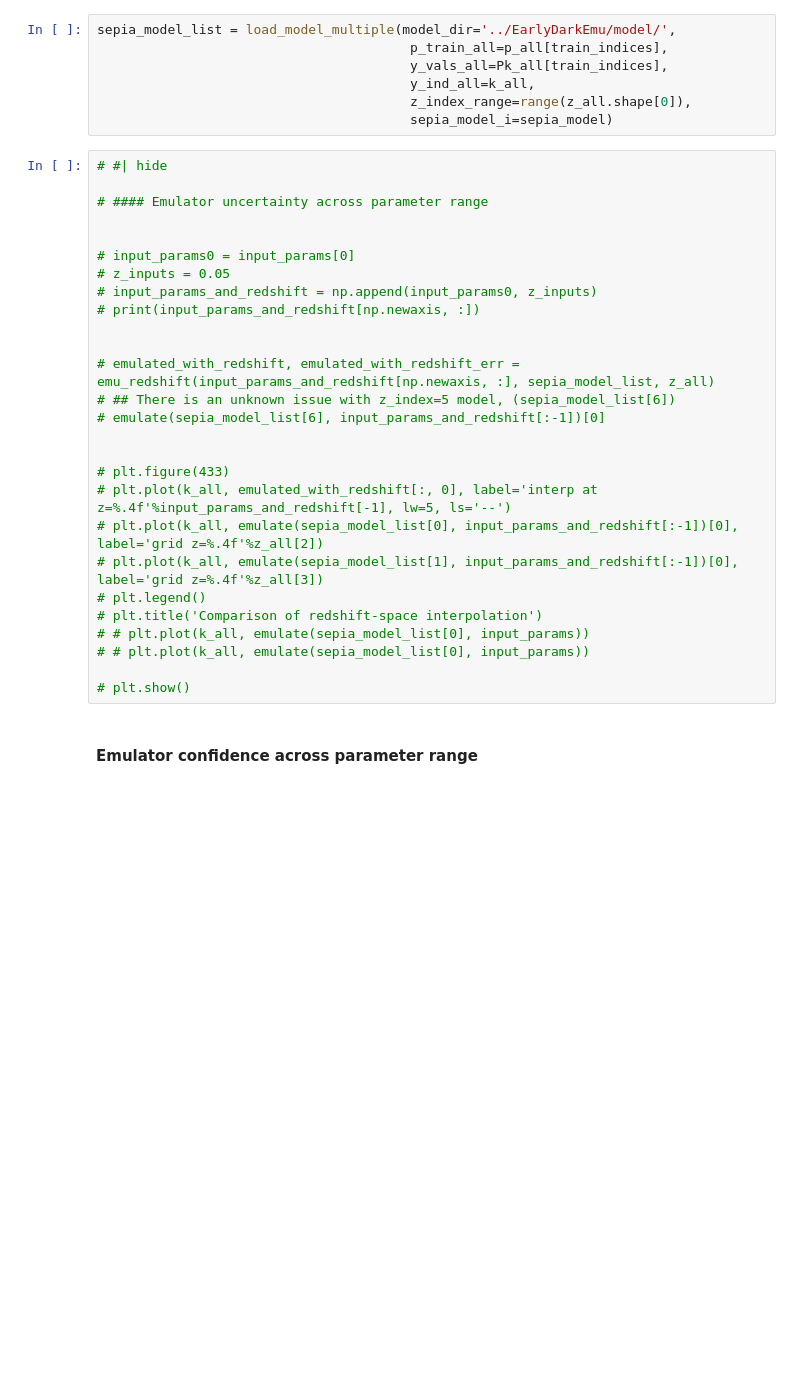
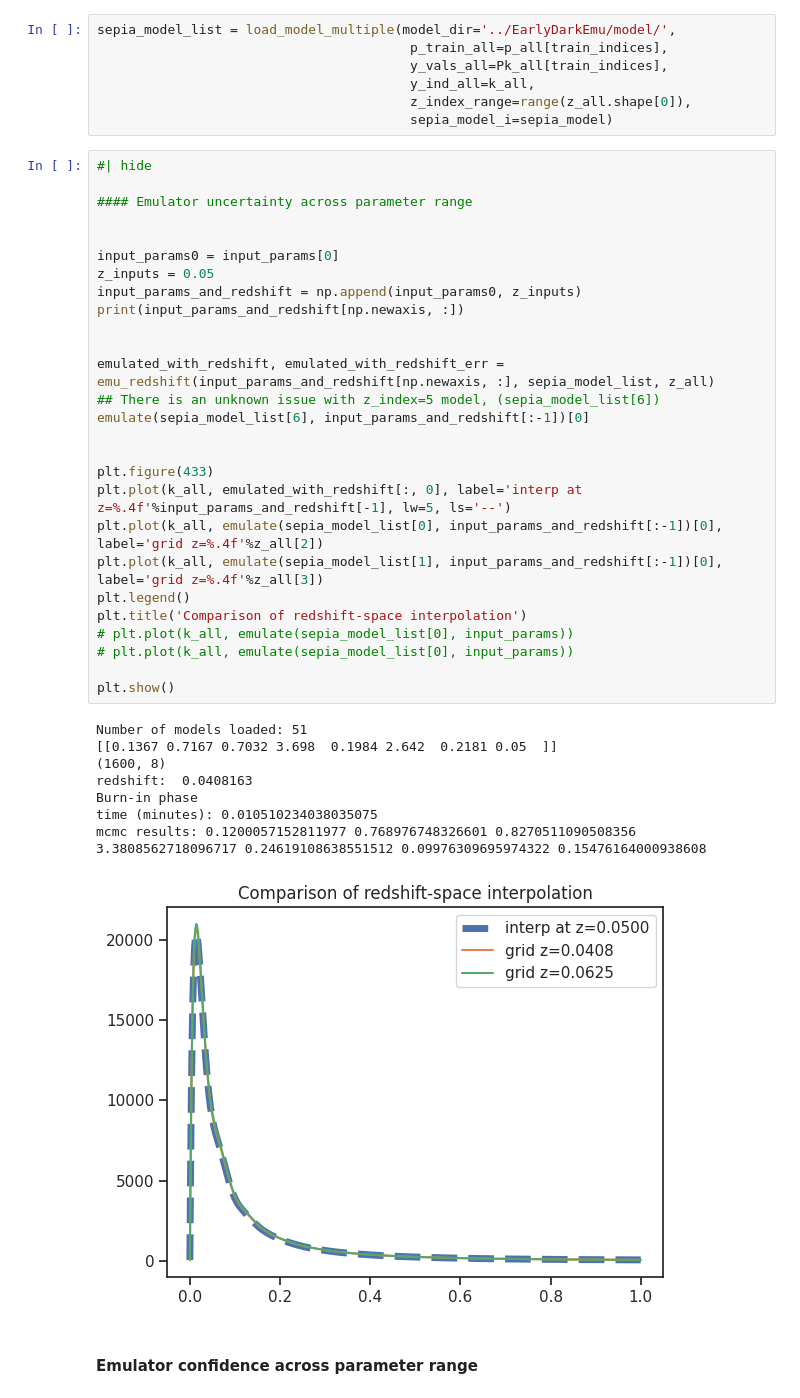
Before and after one commit to nesar/EarlyDarkEmu, a Jupyter notebook: nbs/index.ipynb, the cells around one changed output. Cells and saved outputs as stored; diff of their text form; blank space fills up the shorter version.

```diff
--- a/nbs/index.ipynb
+++ b/nbs/index.ipynb
@@ -221,32 +221,41 @@ sepia_model_list = load_model_multiple(model_dir='../EarlyDarkEmu/model/',
                                         z_index_range=range(z_all.shape[0]),
                                         sepia_model_i=sepia_model)
 # %%
-# #| hide
+#| hide
 
-# #### Emulator uncertainty across parameter range
+#### Emulator uncertainty across parameter range
 
 
-# input_params0 = input_params[0]
-# z_inputs = 0.05
-# input_params_and_redshift = np.append(input_params0, z_inputs)
-# print(input_params_and_redshift[np.newaxis, :])
+input_params0 = input_params[0]
+z_inputs = 0.05
+input_params_and_redshift = np.append(input_params0, z_inputs)
+print(input_params_and_redshift[np.newaxis, :])
 
 
-# emulated_with_redshift, emulated_with_redshift_err = emu_redshift(input_params_and_redshift[np.newaxis, :], sepia_model_list, z_all)
-# ## There is an unknown issue with z_index=5 model, (sepia_model_list[6])
-# emulate(sepia_model_list[6], input_params_and_redshift[:-1])[0]
+emulated_with_redshift, emulated_with_redshift_err = emu_redshift(input_params_and_redshift[np.newaxis, :], sepia_model_list, z_all)
+## There is an unknown issue with z_index=5 model, (sepia_model_list[6])
+emulate(sepia_model_list[6], input_params_and_redshift[:-1])[0]
 
 
-# plt.figure(433)
-# plt.plot(k_all, emulated_with_redshift[:, 0], label='interp at z=%.4f'%input_params_and_redshift[-1], lw=5, ls='--')
-# plt.plot(k_all, emulate(sepia_model_list[0], input_params_and_redshift[:-1])[0], label='grid z=%.4f'%z_all[2])
-# plt.plot(k_all, emulate(sepia_model_list[1], input_params_and_redshift[:-1])[0], label='grid z=%.4f'%z_all[3])
-# plt.legend()
-# plt.title('Comparison of redshift-space interpolation')
-# # plt.plot(k_all, emulate(sepia_model_list[0], input_params))
-# # plt.plot(k_all, emulate(sepia_model_list[0], input_params))
+plt.figure(433)
+plt.plot(k_all, emulated_with_redshift[:, 0], label='interp at z=%.4f'%input_params_and_redshift[-1], lw=5, ls='--')
+plt.plot(k_all, emulate(sepia_model_list[0], input_params_and_redshift[:-1])[0], label='grid z=%.4f'%z_all[2])
+plt.plot(k_all, emulate(sepia_model_list[1], input_params_and_redshift[:-1])[0], label='grid z=%.4f'%z_all[3])
+plt.legend()
+plt.title('Comparison of redshift-space interpolation')
+# plt.plot(k_all, emulate(sepia_model_list[0], input_params))
+# plt.plot(k_all, emulate(sepia_model_list[0], input_params))
 
-# plt.show()
+plt.show()
+# %% [output]
+Number of models loaded: 51
+[[0.1367 0.7167 0.7032 3.698  0.1984 2.642  0.2181 0.05  ]]
+(1600, 8)
+redshift:  0.0408163
+Burn-in phase
+time (minutes): 0.010510234038035075
+mcmc results: 0.1200057152811977 0.768976748326601 0.8270511090508356 3.3808562718096717 0.24619108638551512 0.09976309695974322 0.15476164000938608
+[figure, added]
 # %% [markdown]
 #### Emulator confidence across parameter range
 # %%
```
Also changed, not shown: parts of 8 cells of this notebook, 3 other files.
